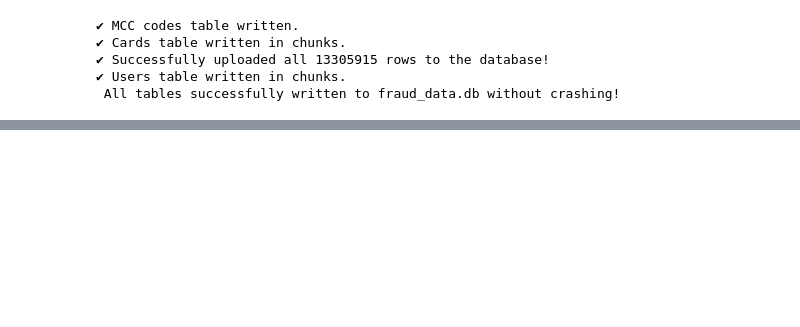
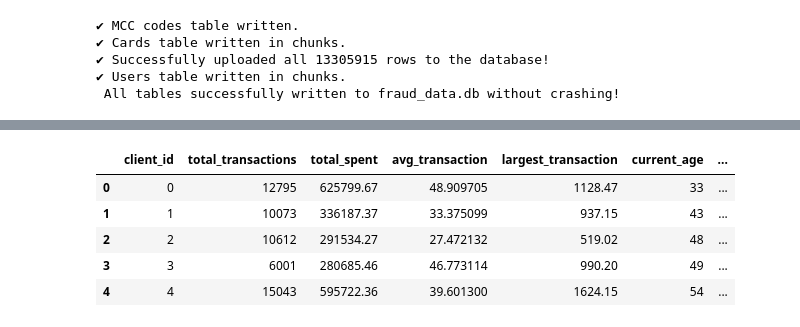
Before and after one commit to dmgg90/Financial-Transactions, a Jupyter notebook: Notebook/Data-Extraction.ipynb, the cells around one changed output, grey strips where cells are left out. Saved outputs shown, nothing was run; the diff lists cells and outputs as text; code cells hidden in the pictures; blank space fills up the shorter version.

```diff
--- a/Notebook/Data-Extraction.ipynb
+++ b/Notebook/Data-Extraction.ipynb
@@ -255,9 +320,7 @@ conn.close()
 # %%
+conn = sqlite3.connect('bank_data.db')
 
-conn = sqlite3.connect('fraud_data.db')
-
-sql_query = """
-SELECT
+sql_query = """SELECT
     t.client_id,
     COUNT(*) AS total_transactions,
     SUM(t.amount) AS total_spent,
@@ -267,19 +330,29 @@ SELECT
     u.gender,
     u.yearly_income,
     u.total_debt,
-    u.num_credit_cards
+    u.num_credit_cards,m.description
 FROM transactions t
 INNER JOIN users u
     ON t.client_id = u.id
+INNER JOIN mcc m
+    ON t.mcc = mcc_code
 GROUP BY
     t.client_id,
     u.current_age,
     u.gender,
     u.yearly_income,
     u.total_debt,
-    u.num_credit_cards
-"""
-df = pd.read_sql_query(sql_query, conn)
+    u.num_credit_cards"""
+customer_spending_df = pd.read_sql_query(sql_query, conn)
 
 conn.close()
+# %%
+customer_spending_df.head(5)
+# %% [output]
+|  | client_id | total_transactions | total_spent | avg_transaction | largest_transaction | current_age | ... |
+| 0 | 0 | 12795 | 625799.67 | 48.909705 | 1128.47 | 33 | ... |
+| 1 | 1 | 10073 | 336187.37 | 33.375099 | 937.15 | 43 | ... |
+| 2 | 2 | 10612 | 291534.27 | 27.472132 | 519.02 | 48 | ... |
+| 3 | 3 | 6001 | 280685.46 | 46.773114 | 990.20 | 49 | ... |
+| 4 | 4 | 15043 | 595722.36 | 39.601300 | 1624.15 | 54 | ... |
 # %%
```
Also changed, not shown: parts of 17 cells of this notebook, 2 other files.
